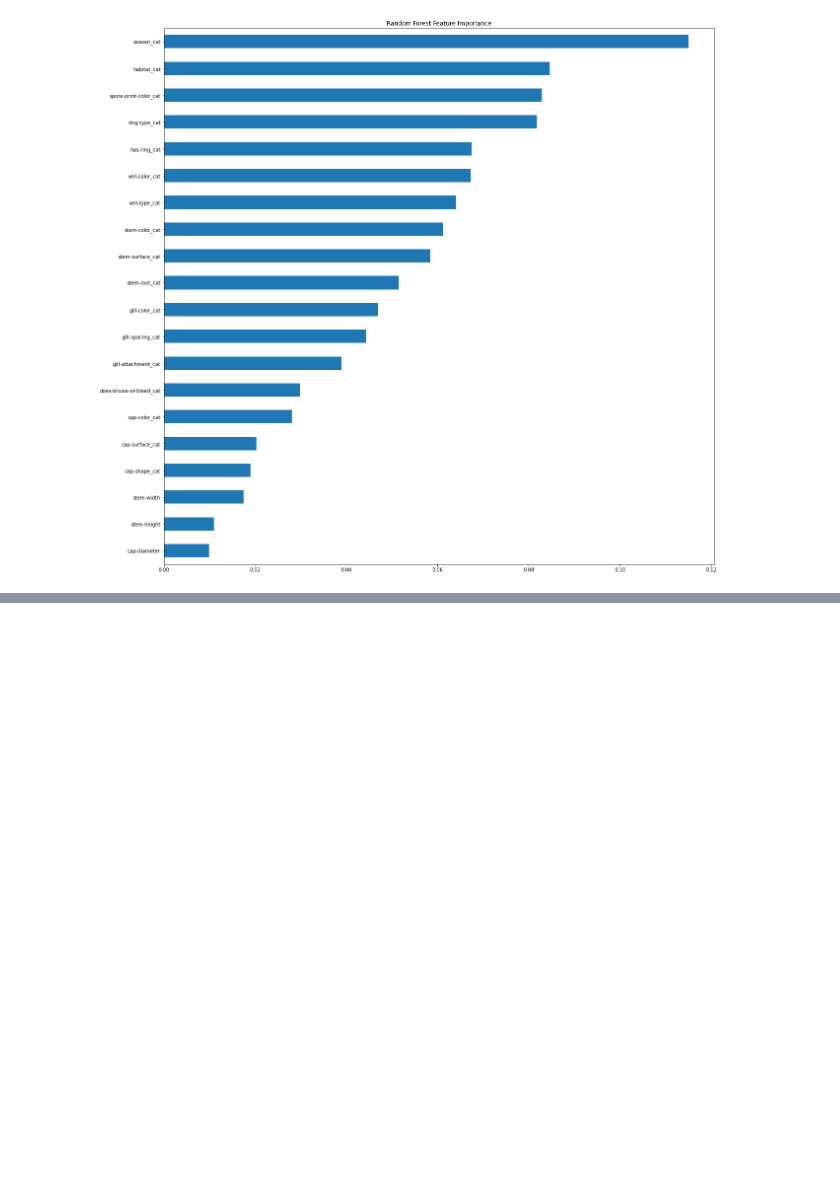
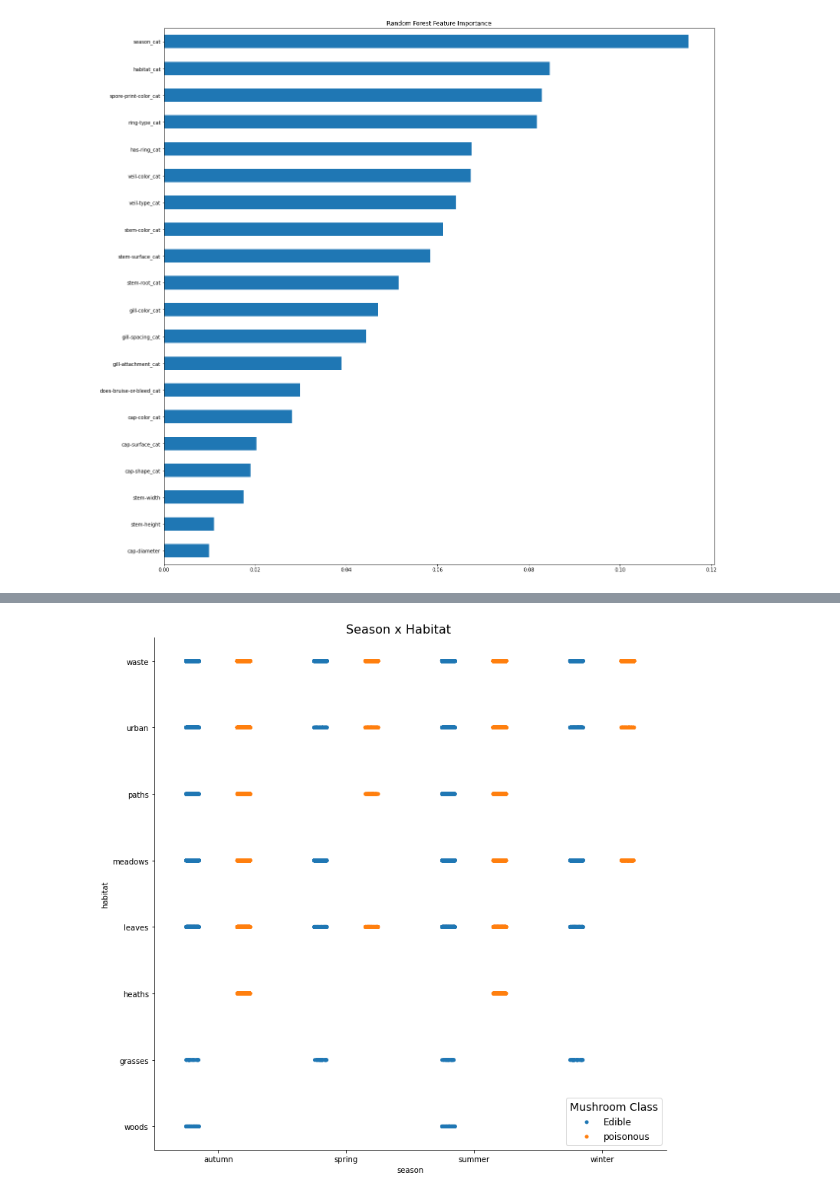
Before and after one commit to debdeepm26/IS597MLC_Final_Project, a Jupyter notebook: Mushroom.ipynb, the cells around one changed output, grey strips where cells are left out. Cells and saved outputs as stored; diff of their text form; code cells hidden in the pictures; blank space fills up the shorter version.

```diff
--- a/Mushroom.ipynb
+++ b/Mushroom.ipynb
@@ -481,0 +598,9 @@ feat_importances.plot(kind='barh')
+# %%
+plot = sns.catplot(x ='season', y ='habitat', data = mushroom_data_dd_nao, hue ='class', dodge = True, height=10, legend=False)
+plot.fig.suptitle("Season x Habitat", fontsize=16, y=1.01)
+plot.set_xticklabels(['autumn', 'spring', 'summer', 'winter'])
+plot.set_yticklabels(['waste', 'urban', 'paths', 'meadows', 'leaves', 'heaths', 'grasses', 'woods'])
+plt.legend(title='Mushroom Class', loc='lower right', labels=['Edible', 'poisonous'], title_fontsize='14', fontsize='12')
+plt.show()
+# %% [output]
+[figure, added]
```
Also changed, not shown: parts of 27 cells of this notebook, 3 other files.
